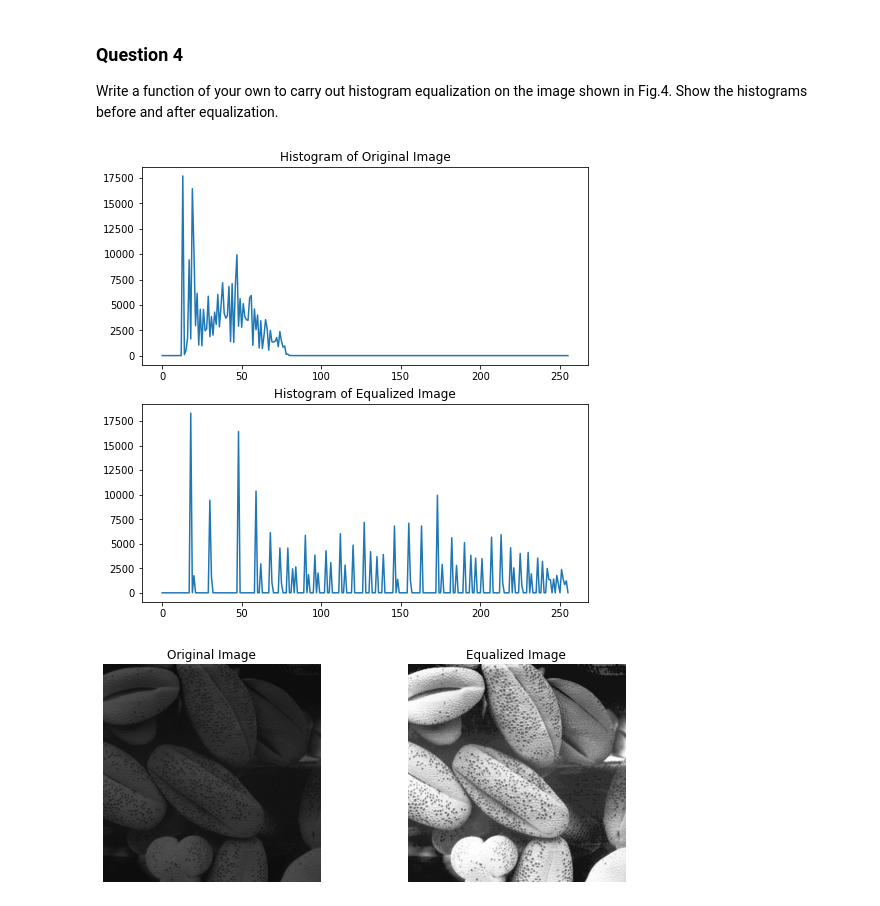
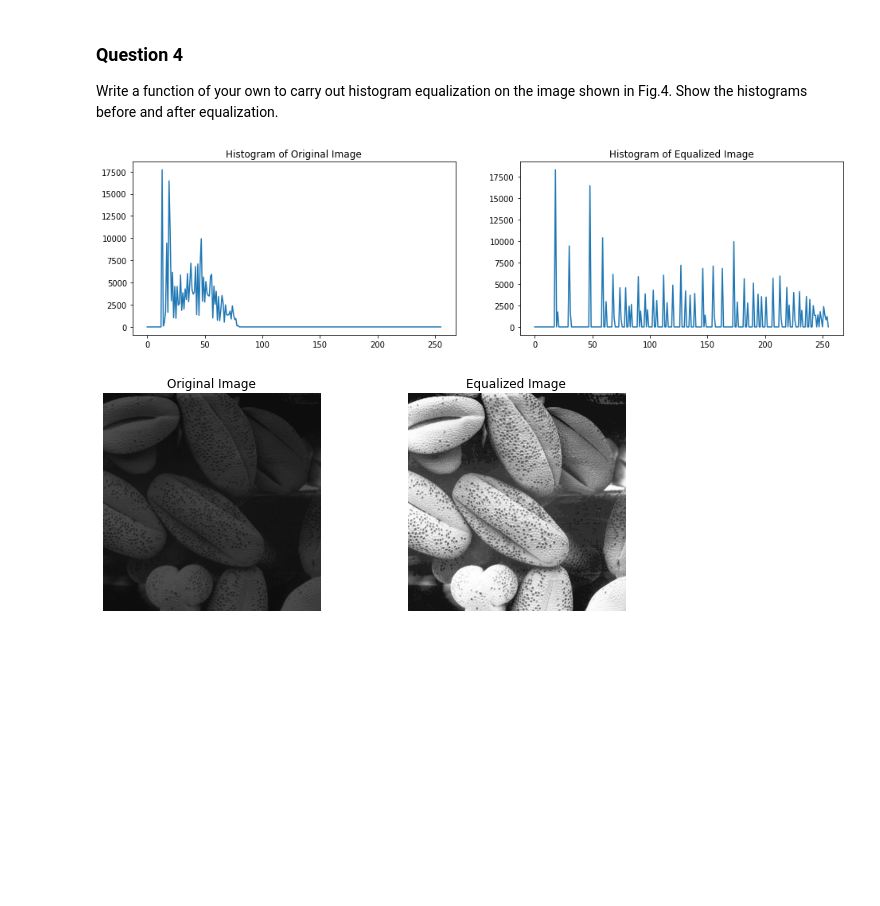
Before and after one commit to ayodyawkh/EN2550, a Jupyter notebook: Assignment_1/Assignment1.ipynb, the cells around one changed output. Saved outputs shown, nothing was run; the diff lists cells and outputs as text; code cells hidden in the pictures; blank space fills up the shorter version.

```diff
--- a/Assignment_1/Assignment1.ipynb
+++ b/Assignment_1/Assignment1.ipynb
@@ -182,34 +148,29 @@ Write a function of your own to carry out histogram equalization on the image sh
 # %%
 import numpy as np
 import cv2 as cv
 import matplotlib.pyplot as plt
 
 Img = cv.imread('shells.png',cv.IMREAD_GRAYSCALE)
 assert Img is not None
 
 def Equalize_Histogram(Image):
     hist,bins = np.histogram(Image.ravel(), 256, [0 ,256])
-
     cdf = hist.cumsum()
-
     cdf = (cdf-cdf[0]) *255/(cdf[-1]-1)
     cdf = cdf.astype(np.uint8)
     Equ_Img = cdf[Image]
-
     return Equ_Img
 
 hist,bins = np.histogram(Img.ravel(), 256, [0 ,256])
 equ_Img = Equalize_Histogram(Img)
 hist_e = cv.calcHist([equ_Img],[0], None, [256], [0,256])
 
-figure, axis = plt.subplots(2,1, figsize = (8,8))
-axis[0].plot(hist)
-axis[0].title.set_text('Histogram of Original Image')
-axis[1].plot(hist_e)
-axis[1].title.set_text('Histogram of Equalized Image')
+figure, axis = plt.subplots(1,2, figsize = (16,4))
+axis[0].plot(hist), axis[0].title.set_text('Histogram of Original Image')
+axis[1].plot(hist_e), axis[1].title.set_text('Histogram of Equalized Image')
 plt.show()
 # %% [output]
-[figure, old version]
+[figure, new version]
 # %%
 figure, axis = plt.subplots(1,2)
 figure.set_figwidth(10)
```
Also changed, not shown: parts of 14 cells of this notebook, 1 other file.
